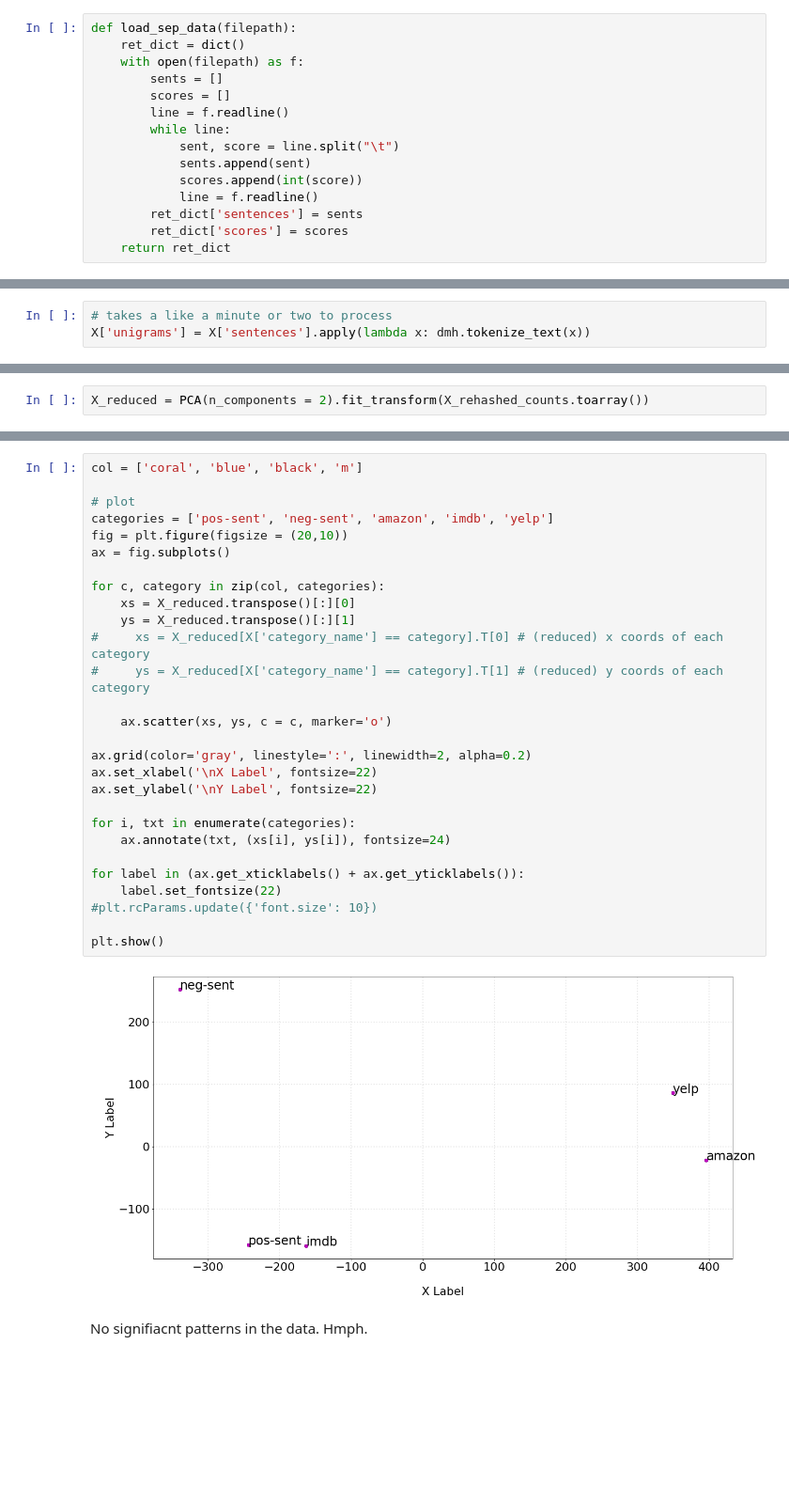
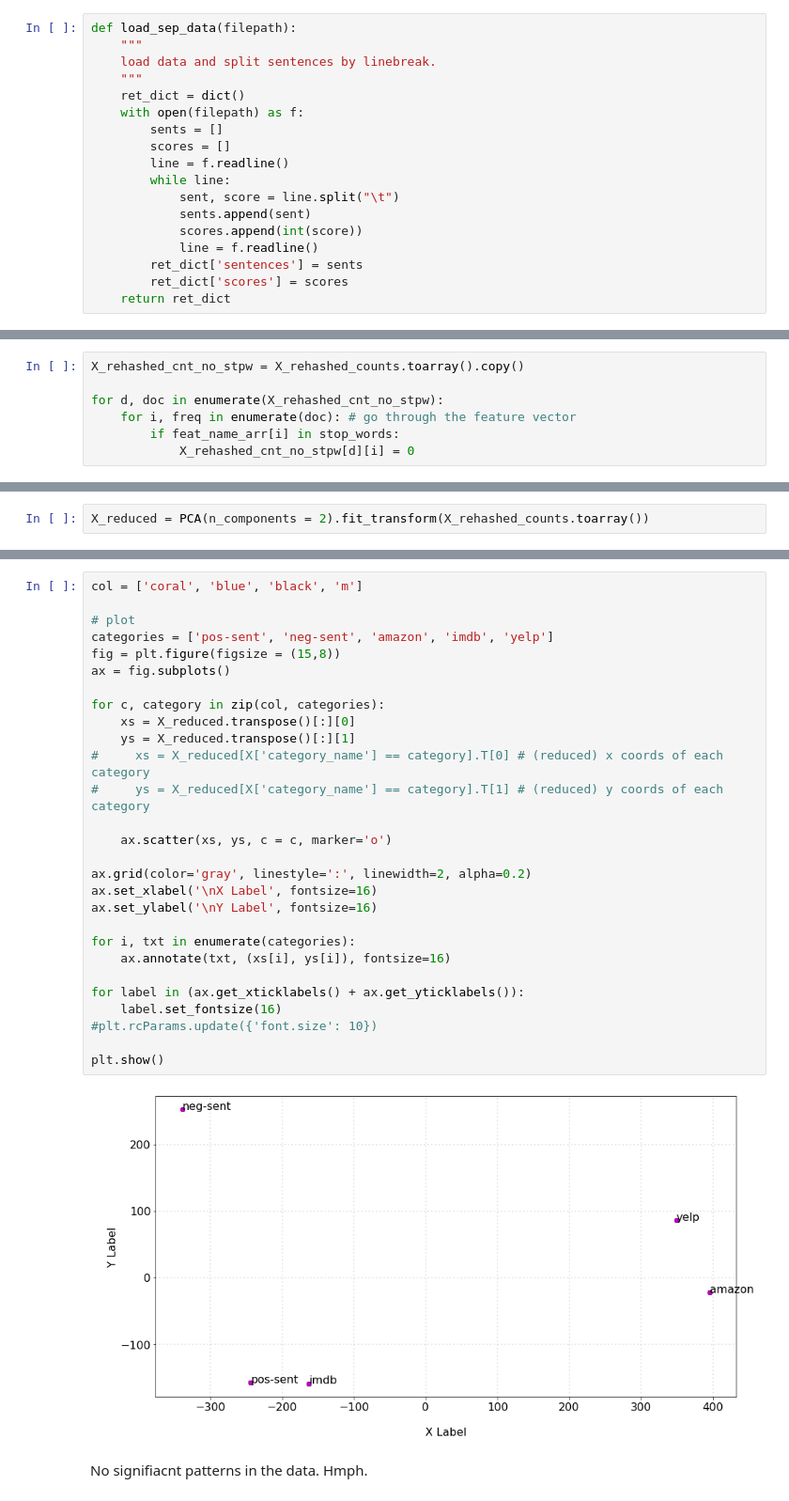
Before and after one commit to LKChenLK/DM2021-Lab1-master, a Jupyter notebook: DM2021-Lab1-Homework.ipynb, the cells around one changed output, grey strips where cells are left out. Shown at 94% size. Cells and saved outputs as stored; diff of their text form; blank space fills up the shorter version.

```diff
--- a/DM2021-Lab1-Homework.ipynb
+++ b/DM2021-Lab1-Homework.ipynb
@@ -401,6 +422,9 @@ X[0:9]
 ## 1, 2. Load & Prepare Data
 # %%
 def load_sep_data(filepath):
+    """
+    load data and split sentences by linebreak.
+    """
     ret_dict = dict()
     with open(filepath) as f:
         sents = []
@@ -754,3 +737,0 @@ import nltk
-# %%
-# takes a like a minute or two to process
-X['unigrams'] = X['sentences'].apply(lambda x: dmh.tokenize_text(x))
@@ -954,0 +868,7 @@ len(res_cnt_no_stopwords[res_cnt_no_stopwords>10])
+# %%
+X_rehashed_cnt_no_stpw = X_rehashed_counts.toarray().copy()
+
+for d, doc in enumerate(X_rehashed_cnt_no_stpw):
+    for i, freq in enumerate(doc): # go through the feature vector
+        if feat_name_arr[i] in stop_words:
+            X_rehashed_cnt_no_stpw[d][i] = 0
@@ -1009,33 +909,33 @@ array([-243.55042557, -157.58367742])
 # %%
 col = ['coral', 'blue', 'black', 'm']
 
 # plot
 categories = ['pos-sent', 'neg-sent', 'amazon', 'imdb', 'yelp']
-fig = plt.figure(figsize = (20,10))
+fig = plt.figure(figsize = (15,8))
 ax = fig.subplots()
 
 for c, category in zip(col, categories):
     xs = X_reduced.transpose()[:][0]
     ys = X_reduced.transpose()[:][1]
 #     xs = X_reduced[X['category_name'] == category].T[0] # (reduced) x coords of each category
 #     ys = X_reduced[X['category_name'] == category].T[1] # (reduced) y coords of each category
 
     ax.scatter(xs, ys, c = c, marker='o')
 
 ax.grid(color='gray', linestyle=':', linewidth=2, alpha=0.2)
-ax.set_xlabel('\nX Label', fontsize=22)
-ax.set_ylabel('\nY Label', fontsize=22)
+ax.set_xlabel('\nX Label', fontsize=16)
+ax.set_ylabel('\nY Label', fontsize=16)
 
 for i, txt in enumerate(categories):
-    ax.annotate(txt, (xs[i], ys[i]), fontsize=24)
+    ax.annotate(txt, (xs[i], ys[i]), fontsize=16)
 
 for label in (ax.get_xticklabels() + ax.get_yticklabels()):
-    label.set_fontsize(22)
+    label.set_fontsize(16)
 #plt.rcParams.update({'font.size': 10})
 
 plt.show()
 # %% [output]
-[figure, old version]
+[figure, new version]
 # %% [markdown]
 No signifiacnt patterns in the data. Hmph.
 # %% [markdown]
```
Also changed, not shown: parts of 164 cells of this notebook.
